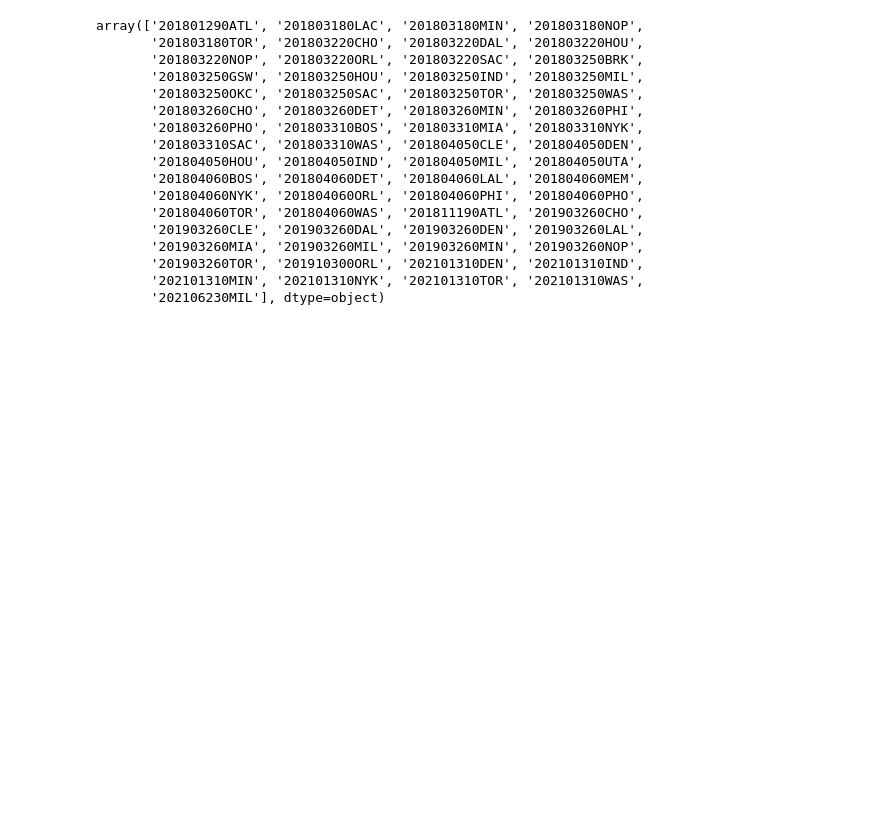
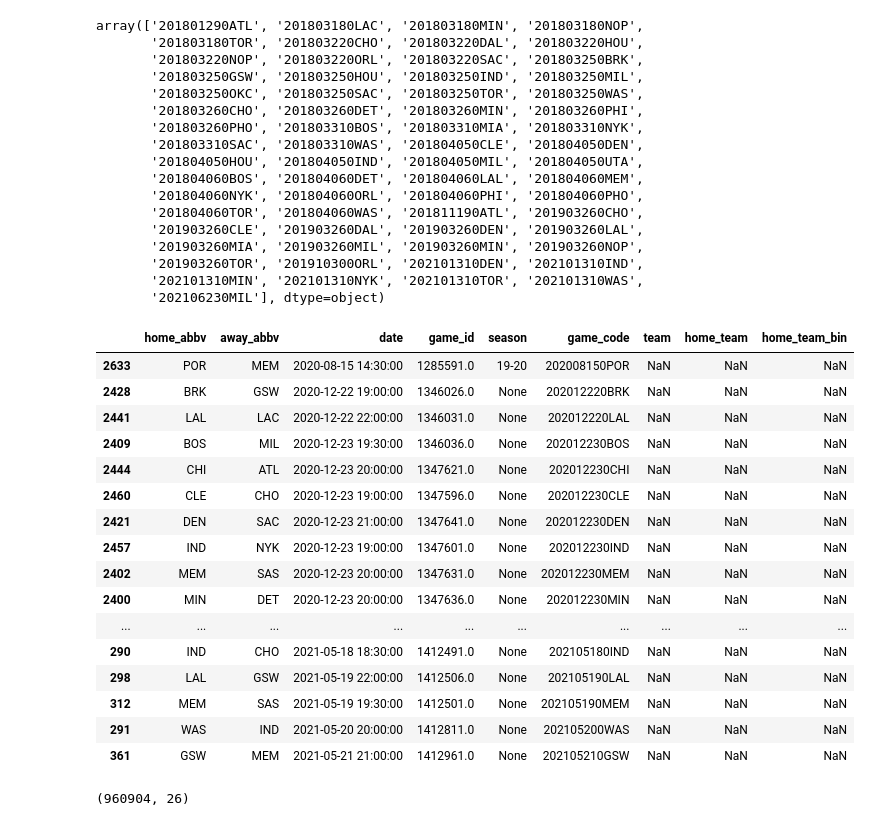
Before and after one commit to kyle-rgb/NBA_Sportsbook_Project, a Jupyter notebook: notebooks/Data Cleaning.ipynb, the cells around one changed output. Drawn from its saved outputs; the diff is of its cells as text; code cells hidden in the pictures; blank space fills up the shorter version.

Commit message:
Added Missing Games to Both dbs

```diff
--- a/notebooks/Data Cleaning.ipynb
+++ b/notebooks/Data Cleaning.ipynb
@@ -236,3 +236,27 @@ with open("../data/interim/bball_ref_additional.txt", "w") as file:
     for x in not_in_NBA:
         file.write(x + "\n")
     file.close()
+# %%
+merged_df[merged_df.home_team.isnull()].sort_values(['game_code'])[lambda x: x.date < dt.datetime(2021, 10, 17)]
+# %% [output]
+|  | home_abbv | away_abbv | date | game_id | season | game_code | team | home_team | home_team_bin |
+| 2633 | POR | MEM | 2020-08-15 14:30:00 | 1285591.0 | 19-20 | 202008150POR | NaN | NaN | NaN |
+| 2428 | BRK | GSW | 2020-12-22 19:00:00 | 1346026.0 | None | 202012220BRK | NaN | NaN | NaN |
+| 2441 | LAL | LAC | 2020-12-22 22:00:00 | 1346031.0 | None | 202012220LAL | NaN | NaN | NaN |
+| 2409 | BOS | MIL | 2020-12-23 19:30:00 | 1346036.0 | None | 202012230BOS | NaN | NaN | NaN |
+| 2444 | CHI | ATL | 2020-12-23 20:00:00 | 1347621.0 | None | 202012230CHI | NaN | NaN | NaN |
+| 2460 | CLE | CHO | 2020-12-23 19:00:00 | 1347596.0 | None | 202012230CLE | NaN | NaN | NaN |
+| 2421 | DEN | SAC | 2020-12-23 21:00:00 | 1347641.0 | None | 202012230DEN | NaN | NaN | NaN |
+| 2457 | IND | NYK | 2020-12-23 19:00:00 | 1347601.0 | None | 202012230IND | NaN | NaN | NaN |
+| 2402 | MEM | SAS | 2020-12-23 20:00:00 | 1347631.0 | None | 202012230MEM | NaN | NaN | NaN |
+| 2400 | MIN | DET | 2020-12-23 20:00:00 | 1347636.0 | None | 202012230MIN | NaN | NaN | NaN |
+| ... | ... | ... | ... | ... | ... | ... | ... | ... | ... |
+| 290 | IND | CHO | 2021-05-18 18:30:00 | 1412491.0 | None | 202105180IND | NaN | NaN | NaN |
+| 298 | LAL | GSW | 2021-05-19 22:00:00 | 1412506.0 | None | 202105190LAL | NaN | NaN | NaN |
+| 312 | MEM | SAS | 2021-05-19 19:30:00 | 1412501.0 | None | 202105190MEM | NaN | NaN | NaN |
+| 291 | WAS | IND | 2021-05-20 20:00:00 | 1412811.0 | None | 202105200WAS | NaN | NaN | NaN |
+| 361 | GSW | MEM | 2021-05-21 21:00:00 | 1412961.0 | None | 202105210GSW | NaN | NaN | NaN |
+# %%
+df_player_basic.shape
+# %% [output]
+(960904, 26)
```
Also changed, not shown: parts of 2 cells of this notebook, 4 other files.
